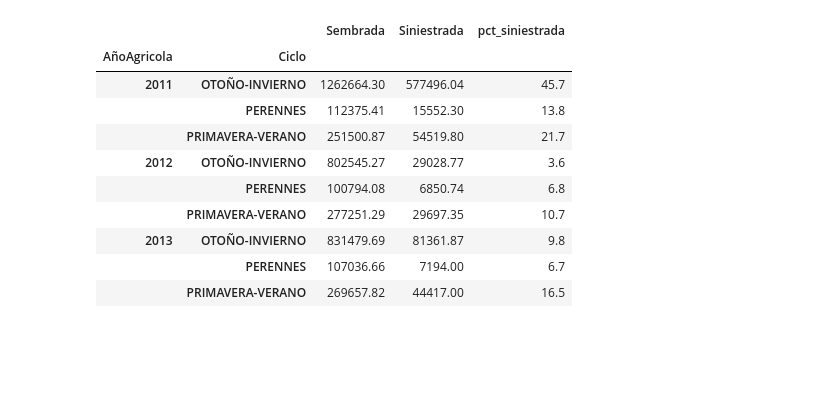
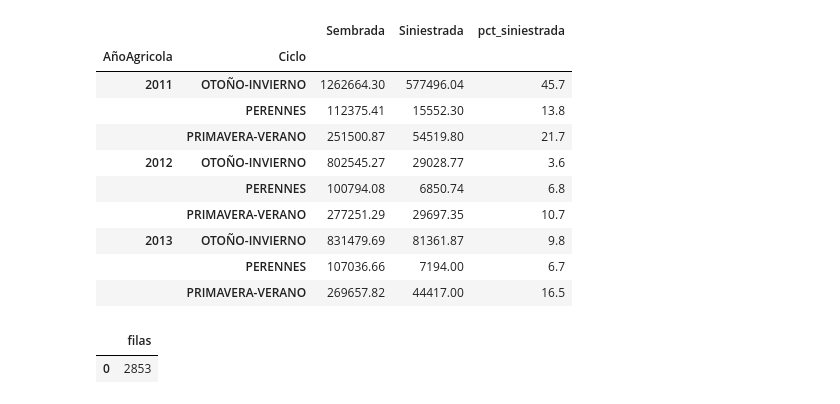
Before and after one commit to carlos-aispuro/agro-sinaloa, a Jupyter notebook: notebooks/01_exploracion.ipynb, the cells around one changed output. Saved outputs shown, nothing was run; the diff lists cells and outputs as text; code cells hidden in the pictures; blank space fills up the shorter version.

```diff
--- a/notebooks/01_exploracion.ipynb
+++ b/notebooks/01_exploracion.ipynb
@@ -273,3 +273,21 @@ por_ciclo
 | 2013 | OTOÑO-INVIERNO | 831479.69 | 81361.87 | 9.8 |
 |  | PERENNES | 107036.66 | 7194.00 | 6.7 |
 |  | PRIMAVERA-VERANO | 269657.82 | 44417.00 | 16.5 |
+# %%
+import os
+from dotenv import load_dotenv
+from sqlalchemy import create_engine
+
+load_dotenv("../.env")
+engine = create_engine(os.getenv("DB_URL"))
+
+sin = sinaloa.rename(columns={"AñoAgricola": "anio"})
+sin.columns = [c.lower() for c in sin.columns]
+
+sin.to_sql("produccion", engine, if_exists="replace", index=False)
+sin.to_csv("../data/sinaloa_2011_2013.csv", index=False)
+
+pd.read_sql("SELECT COUNT(*) AS filas FROM produccion", engine)
+# %% [output]
+|  | filas |
+| 0 | 2853 |
```
Also changed, not shown: 6 other files.
